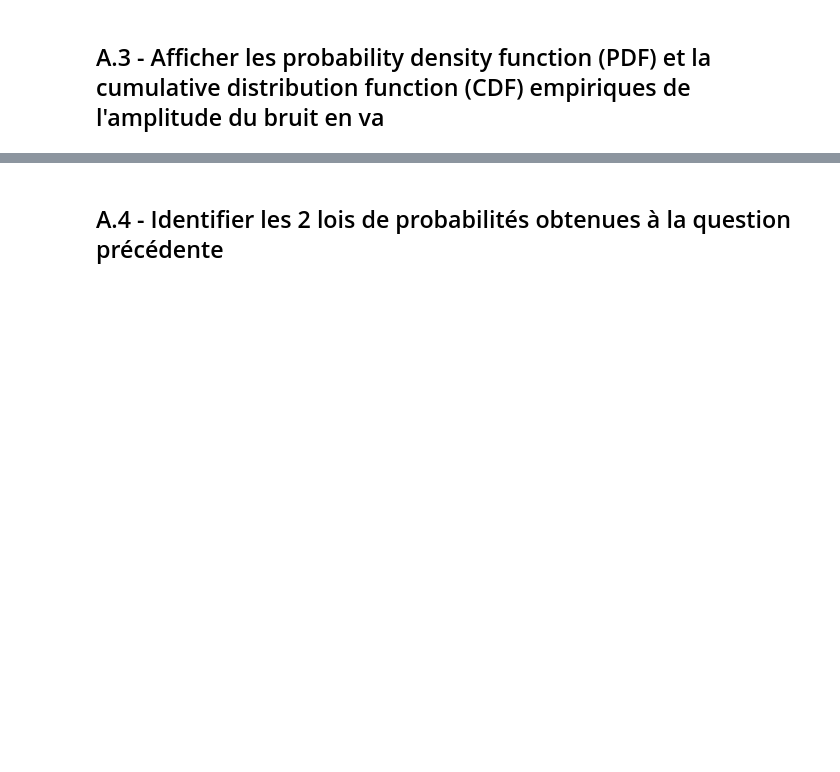
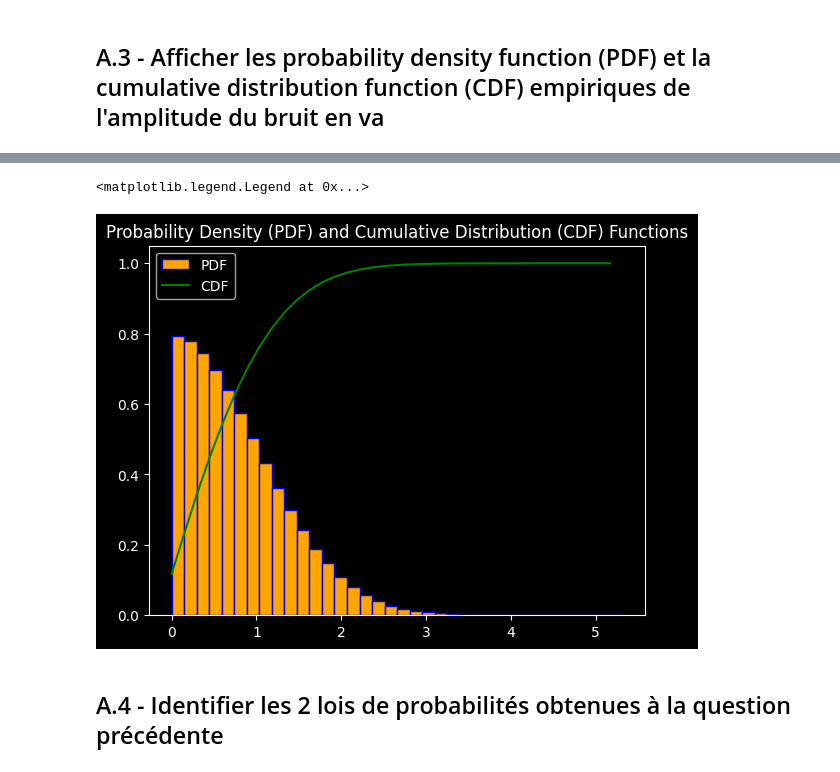
Before and after one commit to eusoumarkinhoz/Stats_Prob-3-Tests-hypothese, a Jupyter notebook: Partie 2 _ Tests-hypthese/Stats-Tests_Hypotheses.ipynb, the cells around one changed output, grey strips where cells are left out. Drawn from its saved outputs; the diff is of its cells as text; code cells hidden in the pictures; blank space fills up the shorter version.

```diff
--- a/Partie 2 _ Tests-hypthese/Stats-Tests_Hypotheses.ipynb
+++ b/Partie 2 _ Tests-hypthese/Stats-Tests_Hypotheses.ipynb
@@ -76,2 +131,5 @@ On rappelle que la fréquence d'échantillonnage est 48 kHz
 # %% [markdown]
 ## A.3 - Afficher les probability density function (PDF) et  la cumulative distribution function (CDF) empiriques de l'amplitude du bruit en va
+# %%
+bruit_seul_abs = bruit_seul.abs()
+bruit_seul_abs
@@ -78,3 +150,23 @@ On rappelle que la fréquence d'échantillonnage est 48 kHz
+# %%
+plt.hist(bruit_seul_abs['Amplitude'],
+        bins = int(180/5),
+        color = 'orange',
+        edgecolor = 'blue',
+        density = 'True',
+        label='PDF',
+        #cumulative = 'True'
+        )
+
+cumulative_df = np.cumsum(hist * np.diff(bins))
+
+plt.plot(bins[:-1], cumulative_df, color='green', label='CDF')
+
+plt.title('Probability Density (PDF) and Cumulative Distribution (CDF) Functions')
+
+plt.legend()
+# %% [output]
+<matplotlib.legend.Legend at 0x...>
+[figure, added]
 # %% [markdown]
 ## A.4 - Identifier les 2 lois de probabilités obtenues à la question précédente
 # %% [markdown]
```
Also changed, not shown: parts of 21 cells of this notebook, 1 other file.
